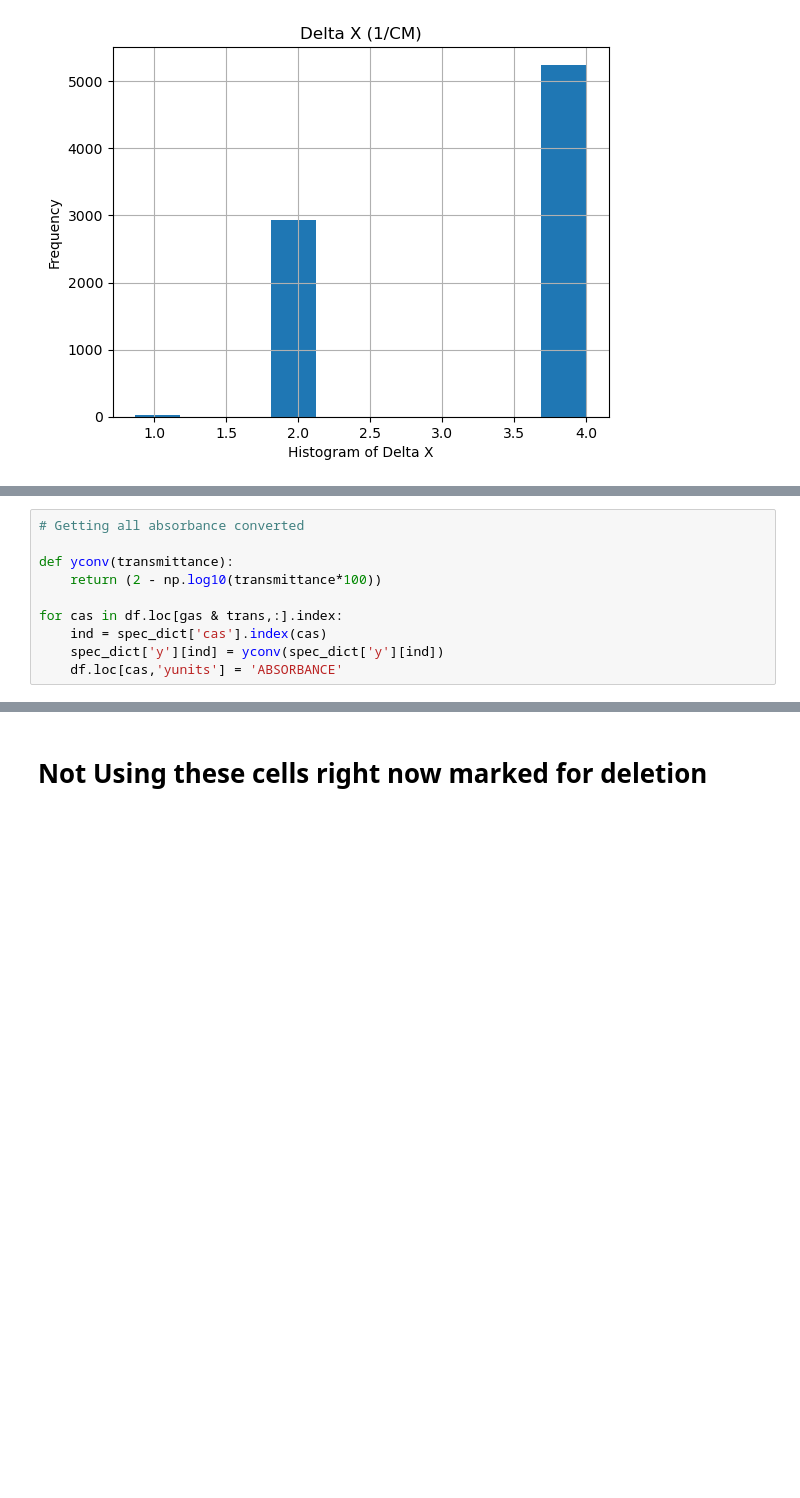
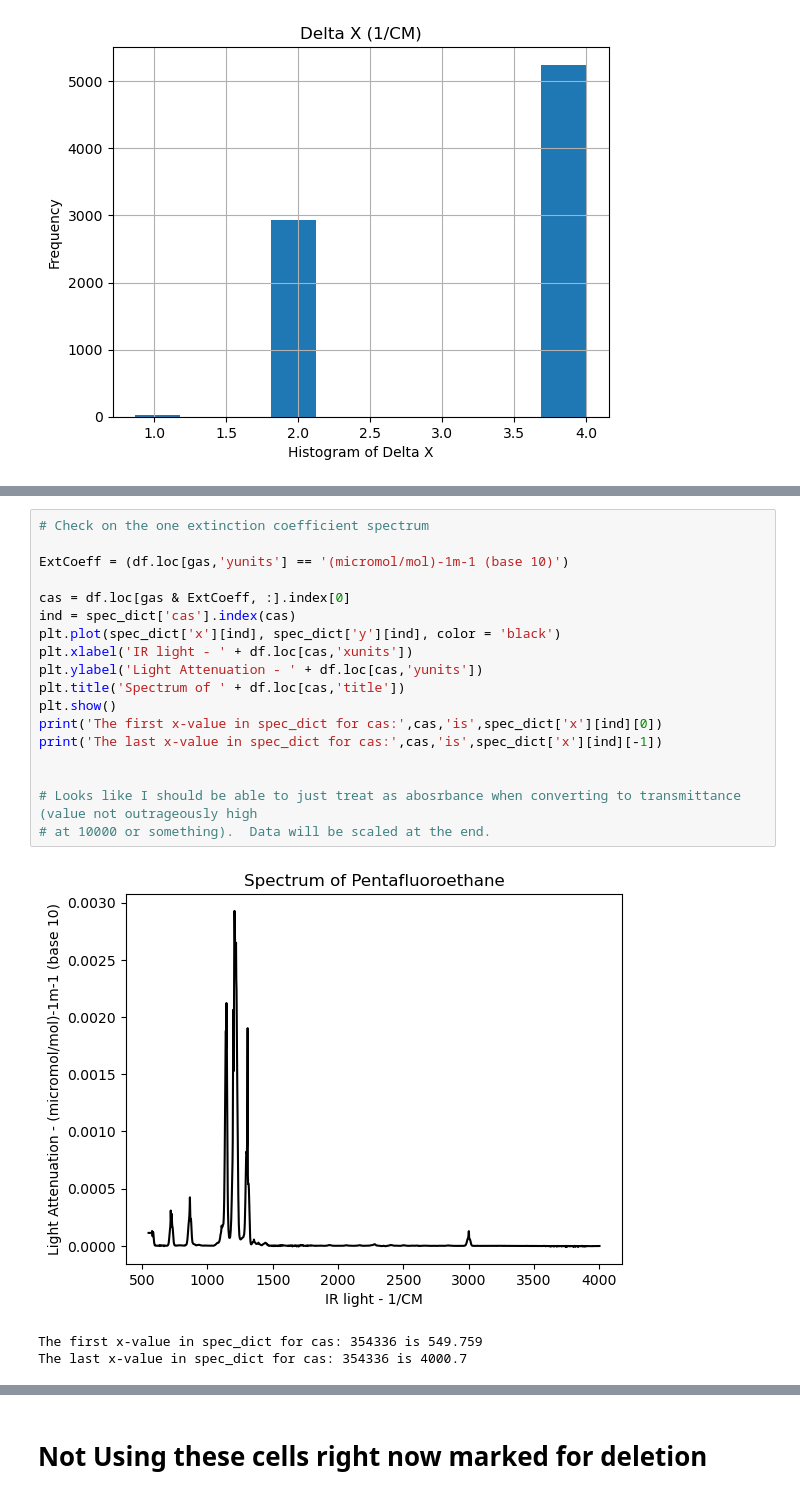
Before and after one commit to kevinpatrickkent/NIST-IR-MachineLearning, a Jupyter notebook: NISTWebbookML.ipynb, the cells around one changed output, grey strips where cells are left out. Cells and saved outputs as stored; diff of their text form; blank space fills up the shorter version.

Commit message:
Completed data cleaning and now I'm on to initial EDA and pre-processing for modeling

```diff
--- a/NISTWebbookML.ipynb
+++ b/NISTWebbookML.ipynb
@@ -1049,10 +643,0 @@ The last x-value in spec_dict for cas: 7446095 is 4000.7
-# %%
-# Getting all absorbance converted
-
-def yconv(transmittance):
-    return (2 - np.log10(transmittance*100))
-
-for cas in df.loc[gas & trans,:].index:
-    ind = spec_dict['cas'].index(cas)
-    spec_dict['y'][ind] = yconv(spec_dict['y'][ind])
-    df.loc[cas,'yunits'] = 'ABSORBANCE'
@@ -1125,0 +1049,22 @@ plt.plot(df_gasspec.columns,df_gasspec.loc[indexNum[4],:])
+# %%
+# Check on the one extinction coefficient spectrum
+
+ExtCoeff = (df.loc[gas,'yunits'] == '(micromol/mol)-1m-1 (base 10)')
+
+cas = df.loc[gas & ExtCoeff, :].index[0]
+ind = spec_dict['cas'].index(cas)
+plt.plot(spec_dict['x'][ind], spec_dict['y'][ind], color = 'black')
+plt.xlabel('IR light - ' + df.loc[cas,'xunits'])
+plt.ylabel('Light Attenuation - ' + df.loc[cas,'yunits'])
+plt.title('Spectrum of ' + df.loc[cas,'title'])
+plt.show()
+print('The first x-value in spec_dict for cas:',cas,'is',spec_dict['x'][ind][0])
+print('The last x-value in spec_dict for cas:',cas,'is',spec_dict['x'][ind][-1])
+
+
+# Looks like I should be able to just treat as abosrbance when converting to transmittance (value not outrageously high
+# at 10000 or something).  Data will be scaled at the end.
+# %% [output]
+[figure, added]
+The first x-value in spec_dict for cas: 354336 is 549.759
+The last x-value in spec_dict for cas: 354336 is 4000.7
```
Also changed, not shown: parts of 56 cells of this notebook.
